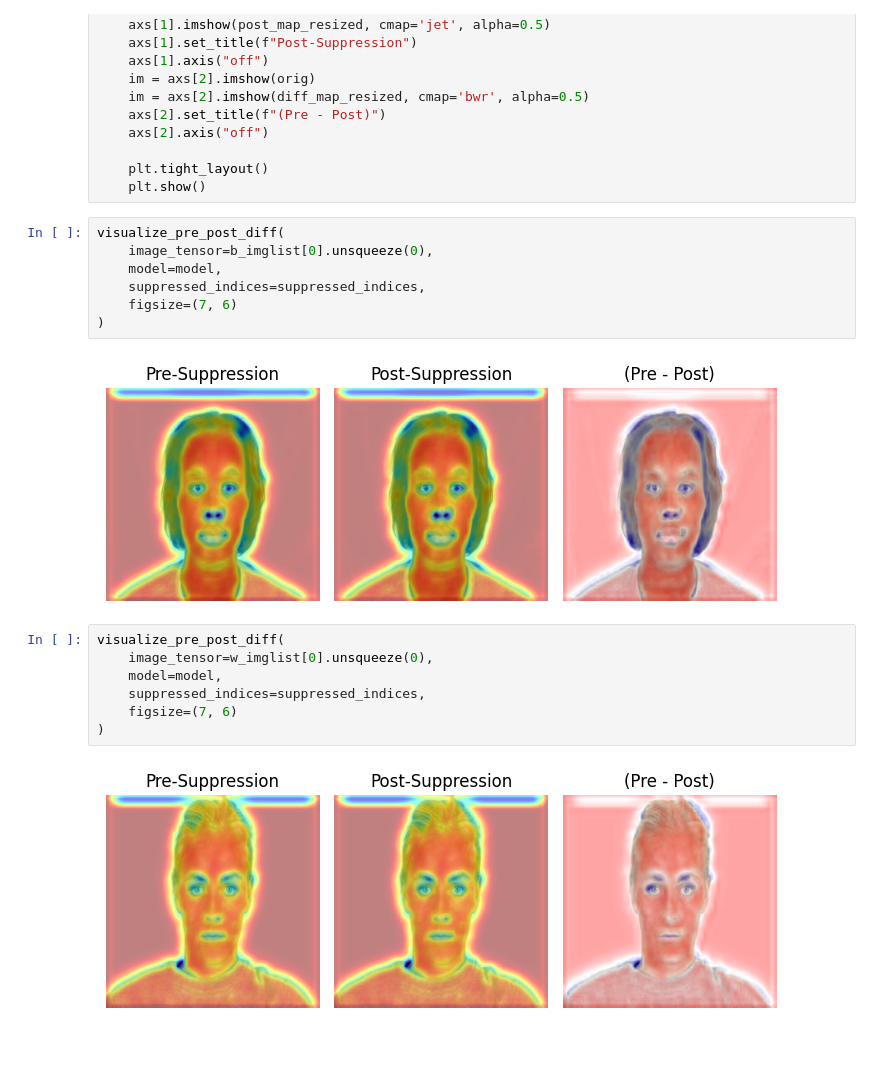
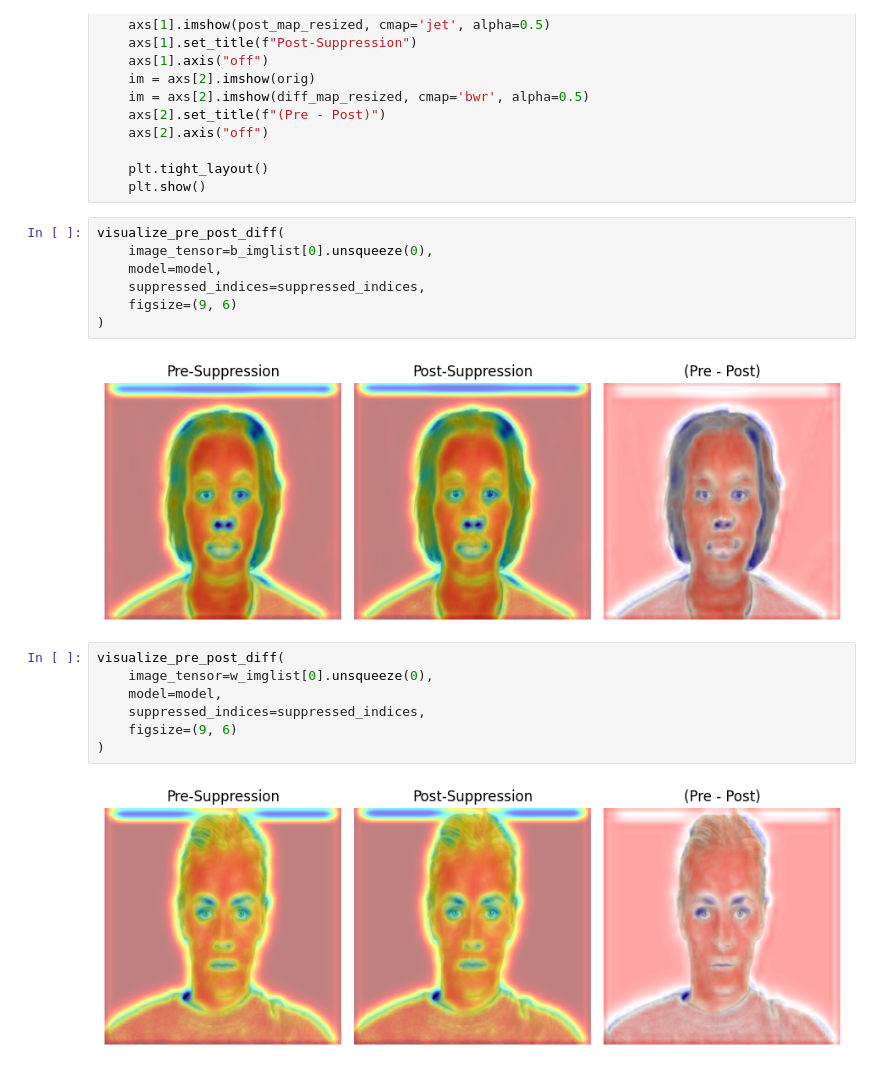
Before and after one commit to dedpool-glitch/ig2_CNN, a Jupyter notebook: gpu_env_ig2/cfd_analysis_neutral_bw_female.ipynb, the cells around one changed output. Saved outputs shown, nothing was run; the diff lists cells and outputs as text.

```diff
--- a/gpu_env_ig2/cfd_analysis_neutral_bw_female.ipynb
+++ b/gpu_env_ig2/cfd_analysis_neutral_bw_female.ipynb
@@ -186,18 +186,18 @@ def visualize_pre_post_diff(image_tensor, model, suppressed_indices, figsize=(18
 # %%
 visualize_pre_post_diff(
     image_tensor=b_imglist[0].unsqueeze(0),
     model=model,
     suppressed_indices=suppressed_indices,
-    figsize=(7, 6)
+    figsize=(9, 6)
 )
 # %% [output]
-[figure, old version]
+[figure, new version]
 # %%
 visualize_pre_post_diff(
     image_tensor=w_imglist[0].unsqueeze(0),
     model=model,
     suppressed_indices=suppressed_indices,
-    figsize=(7, 6)
+    figsize=(9, 6)
 )
 # %% [output]
-[figure, old version]
+[figure, new version]
```
Also changed, not shown: 13 other files.
